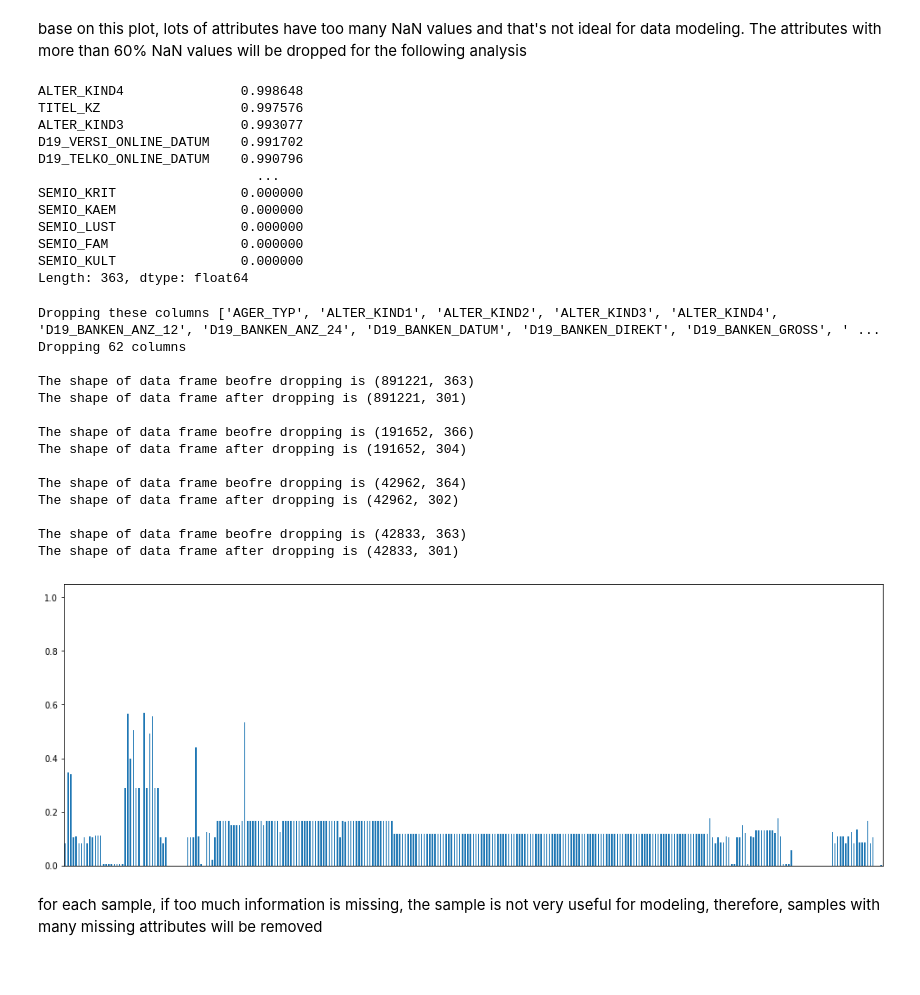
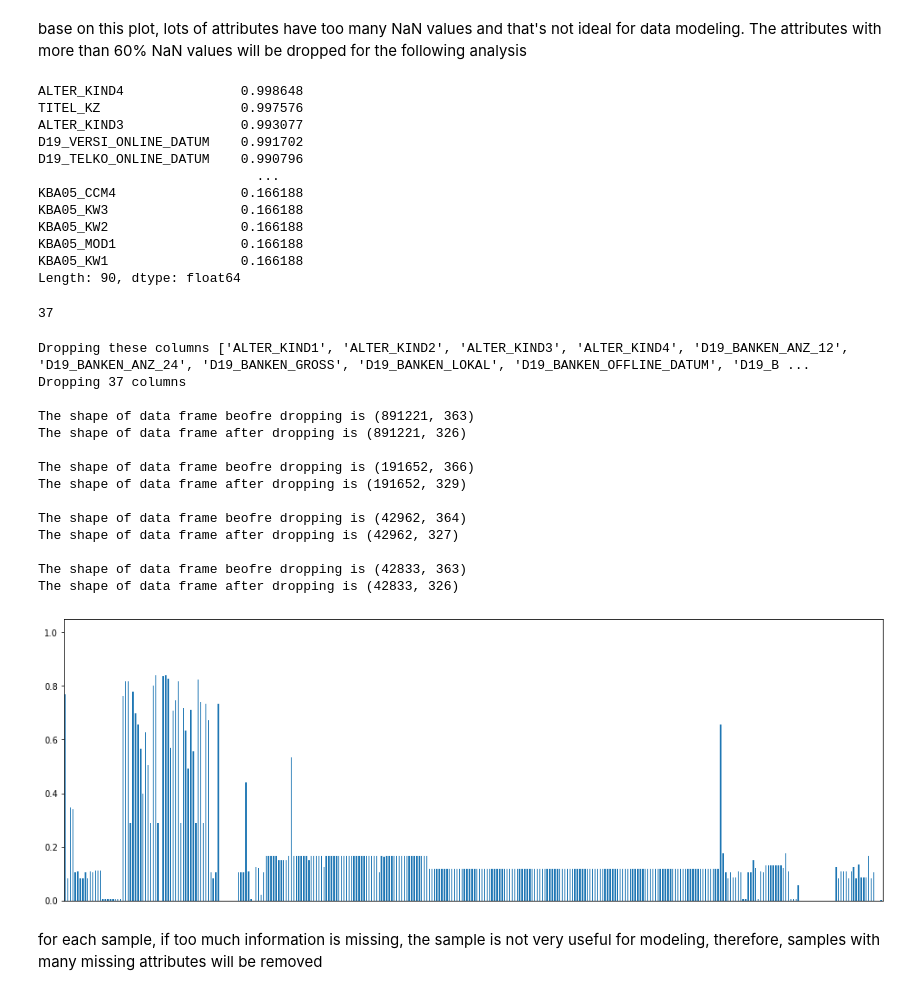
Before and after one commit to wanlipu/arvato, a Jupyter notebook: Arvato_Project_1_Data_Processing_Steps.ipynb, the cells around one changed output. Drawn from its saved outputs; the diff is of its cells as text; code cells hidden in the pictures.

```diff
--- a/Arvato_Project_1_Data_Processing_Steps.ipynb
+++ b/Arvato_Project_1_Data_Processing_Steps.ipynb
@@ -313,0 +347,3 @@ Length: 363, dtype: float64
+# %%
+nan_num_frac = azdias_nan.isnull().mean()
+nan_num_frac
@@ -320,9 +369,8 @@ plt.show()
 # %% [markdown]
 base on this plot, lots of attributes have too many NaN values and that's not ideal for data modeling. The attributes with more than 60% NaN values will be dropped for the following analysis
 # %%
-nan_num_sorted = azdias_nan.isnull().sum(axis=0).sort_values(ascending=False)
-nan_num_sorted_frac = nan_num_sorted / len(azdias_nan)
-nan_num_sorted_frac
+nan_num_sorted_frac = azdias_nan.isnull().mean().sort_values(ascending=False)
+nan_num_sorted_frac.head(90)
 # %% [output]
 ALTER_KIND4               0.998648
 TITEL_KZ                  0.997576
@@ -330,15 +378,19 @@ ALTER_KIND3               0.993077
 D19_VERSI_ONLINE_DATUM    0.991702
 D19_TELKO_ONLINE_DATUM    0.990796
                             ...
-SEMIO_KRIT                0.000000
-SEMIO_KAEM                0.000000
-SEMIO_LUST                0.000000
-SEMIO_FAM                 0.000000
-SEMIO_KULT                0.000000
-Length: 363, dtype: float64
+KBA05_CCM4                0.166188
+KBA05_KW3                 0.166188
+KBA05_KW2                 0.166188
+KBA05_MOD1                0.166188
+KBA05_KW1                 0.166188
+Length: 90, dtype: float64
+# %%
+len(nan_num_sorted_frac[nan_num_sorted_frac>0.85].sort_index())
+# %% [output]
+37
 # %%
 # drop columns with more than 60% missing values
-threshold = 0.6
+threshold = 0.85
 columns_nan = azdias_nan.columns
 columns_nan
 columns_nan_to_drop = list(nan_num_frac[nan_num_frac > threshold].index)
@@ -361,31 +413,30 @@ print('The shape of data frame beofre dropping is', mailout_test_nan.shape)
 mailout_test_select_cols = mailout_test_nan.drop(columns_nan_to_drop, axis=1, inplace=False)
 print('The shape of data frame after dropping is', mailout_test_select_cols.shape)
 # %% [output]
-Dropping these columns ['AGER_TYP', 'ALTER_KIND1', 'ALTER_KIND2', 'ALTER_KIND3', 'ALTER_KIND4', 'D19_BANKEN_ANZ_12', 'D19_BANKEN_ANZ_24', 'D19_BANKEN_DATUM', 'D19_BANKEN_DIREKT', 'D19_BANKEN_GROSS', ' ...
-Dropping 62 columns
+Dropping these columns ['ALTER_KIND1', 'ALTER_KIND2', 'ALTER_KIND3', 'ALTER_KIND4', 'D19_BANKEN_ANZ_12', 'D19_BANKEN_ANZ_24', 'D19_BANKEN_GROSS', 'D19_BANKEN_LOKAL', 'D19_BANKEN_OFFLINE_DATUM', 'D19_B ...
+Dropping 37 columns
 
 The shape of data frame beofre dropping is (891221, 363)
-The shape of data frame after dropping is (891221, 301)
+The shape of data frame after dropping is (891221, 326)
 
 The shape of data frame beofre dropping is (191652, 366)
-The shape of data frame after dropping is (191652, 304)
+The shape of data frame after dropping is (191652, 329)
 
 The shape of data frame beofre dropping is (42962, 364)
-The shape of data frame after dropping is (42962, 302)
+The shape of data frame after dropping is (42962, 327)
 
 The shape of data frame beofre dropping is (42833, 363)
-The shape of data frame after dropping is (42833, 301)
+The shape of data frame after dropping is (42833, 326)
 # %%
-nan_num = azdias_select_cols.isnull().sum(axis=0)
-nan_num_frac = nan_num / len(azdias_nan)
+nan_num_frac = azdias_select_cols.isnull().mean()
 nan_num_frac
 
 nan_num_frac.plot(kind='bar', figsize=(17, 6))
 plt.xticks([])
 plt.ylim(0, 1.05)
 plt.show()
 # %% [output]
-[figure, old version]
+[figure, new version]
 # %%
 # # save azdias_select_cols
 # azdias_select_cols.to_csv('./data/Udacity_AZDIAS_052018_select_cols.csv', sep=';', index=False)
```
Also changed, not shown: parts of 85 cells of this notebook.
